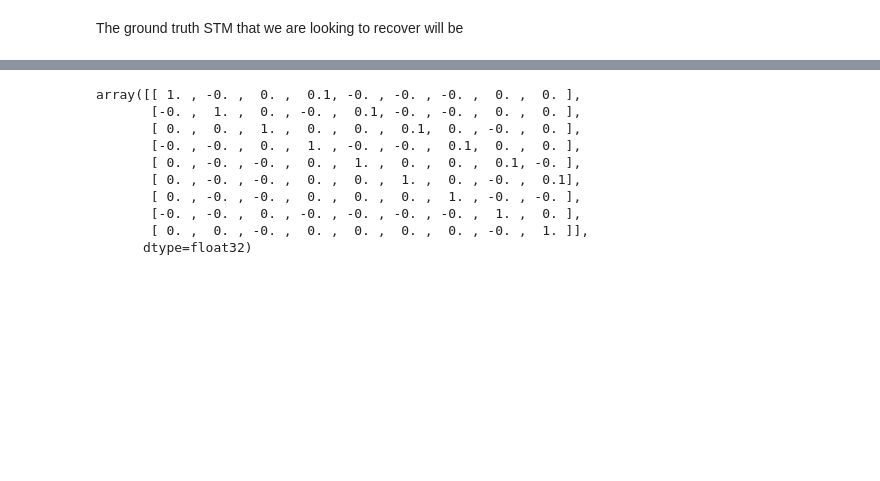
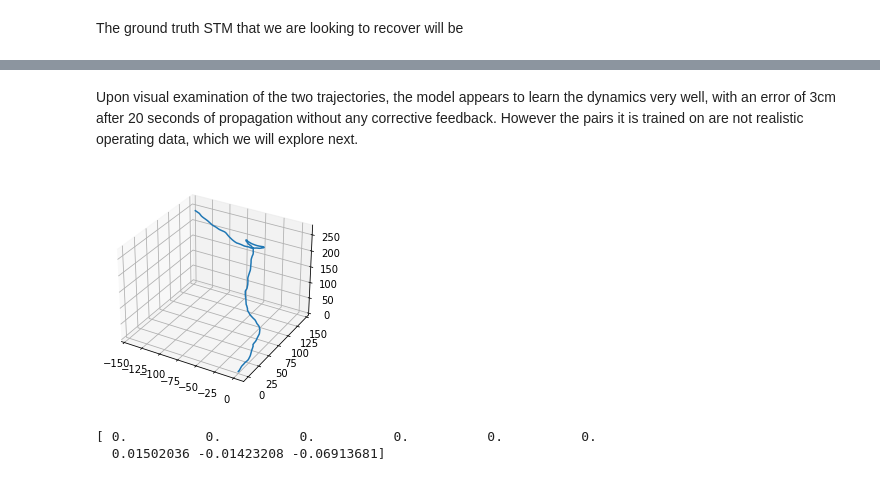
Before and after one commit to mrpossoms/bomberhat, a Jupyter notebook: firmware/notebooks/learned-stm.ipynb, the cells around one changed output, grey strips where cells are left out. Saved outputs shown, nothing was run; the diff lists cells and outputs as text; code cells hidden in the pictures; blank space fills up the shorter version.

```diff
--- a/firmware/notebooks/learned-stm.ipynb
+++ b/firmware/notebooks/learned-stm.ipynb
@@ -207,15 +185,31 @@ plt.show()
+# %% [markdown]
+Upon visual examination of the two trajectories, the model appears to learn the dynamics very well, with an error of 3cm after 20 seconds of propagation without any corrective feedback. However the pairs it is trained on are not realistic operating data, which we will explore next.
 # %%
-np.set_printoptions(suppress = True, precision=3)
-stm_l
+X_op = np.zeros((10000, 9), dtype=np.dtype("float32"))
+# U = np.zeros((10000, 3), dtype=np.dtype("float32"))
+
+sub_steps = 1
+for i in range(0, X_op.shape[0] - sub_steps, sub_steps):
+    u_i = np.random.normal(scale=0.1, size=3)
+
+    X_op[i,6:] = u_i
+    X_op[i+1] = stm_gt @ X_op[i]
+    # add process/measurement noise
+#     X_op[i+1,0:3] += np.random.normal(scale=0.1, size=3)
+#     X_op[i+1,3:6] += np.random.normal(scale=0.01, size=3)
+#     X[i+1] = stm_gt @ X[i+1]
+
+X_ts = np.zeros((10000, 9), dtype=np.dtype("float32"))
+for i in range(9):
+    X_ts[i*1000:(i+1)*1000] = X_op[0:1000]
+    X_ts[i*1000:(i+1)*1000,0:3] += np.random.normal(scale=30, size=3)
+
+ax = plt.figure().add_subplot(projection='3d')
+ax.plot(X_op[:,0], X_op[:,1], X_op[:,2])
+plt.show()
+print(X_op[0])
 # %% [output]
+[figure, added]
-array([[ 1. , -0. ,  0. ,  0.1, -0. , -0. , -0. ,  0. ,  0. ],
-       [-0. ,  1. ,  0. , -0. ,  0.1, -0. , -0. ,  0. ,  0. ],
-       [ 0. ,  0. ,  1. ,  0. ,  0. ,  0.1,  0. , -0. ,  0. ],
-       [-0. , -0. ,  0. ,  1. , -0. , -0. ,  0.1,  0. ,  0. ],
-       [ 0. , -0. , -0. ,  0. ,  1. ,  0. ,  0. ,  0.1, -0. ],
-       [ 0. , -0. , -0. ,  0. ,  0. ,  1. ,  0. , -0. ,  0.1],
-       [ 0. , -0. , -0. ,  0. ,  0. ,  0. ,  1. , -0. , -0. ],
-       [-0. , -0. ,  0. , -0. , -0. , -0. , -0. ,  1. ,  0. ],
-       [ 0. ,  0. , -0. ,  0. ,  0. ,  0. ,  0. , -0. ,  1. ]],
-      dtype=float32)
+[ 0.          0.          0.          0.          0.          0.
+  0.01502036 -0.01423208 -0.06913681]
 # %%
```
Also changed, not shown: parts of 8 cells of this notebook.
